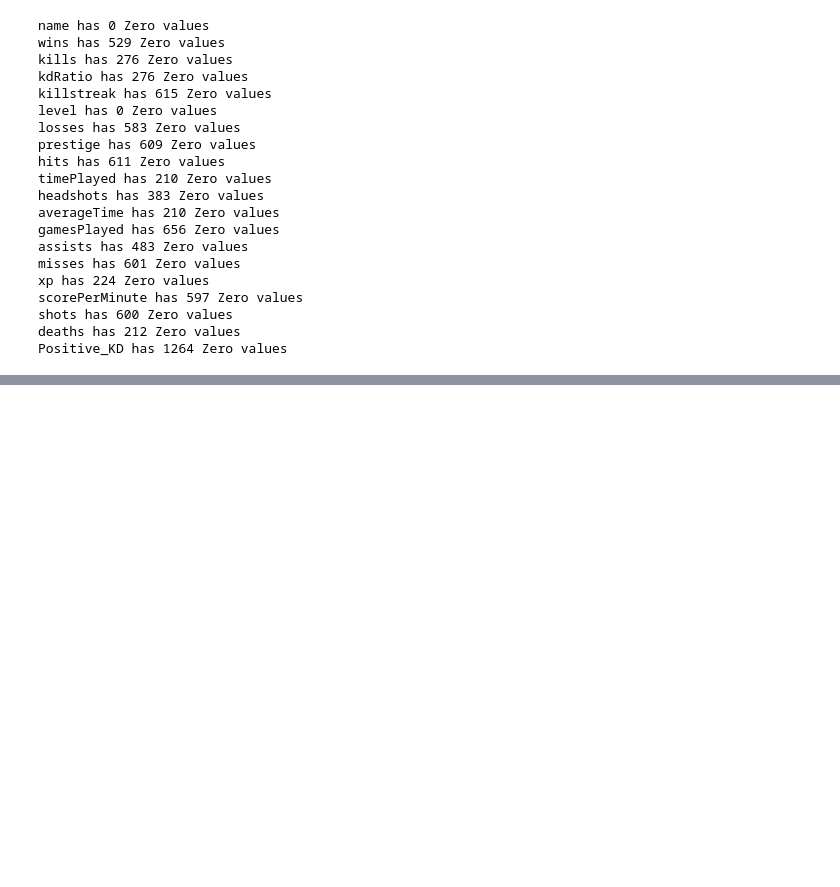
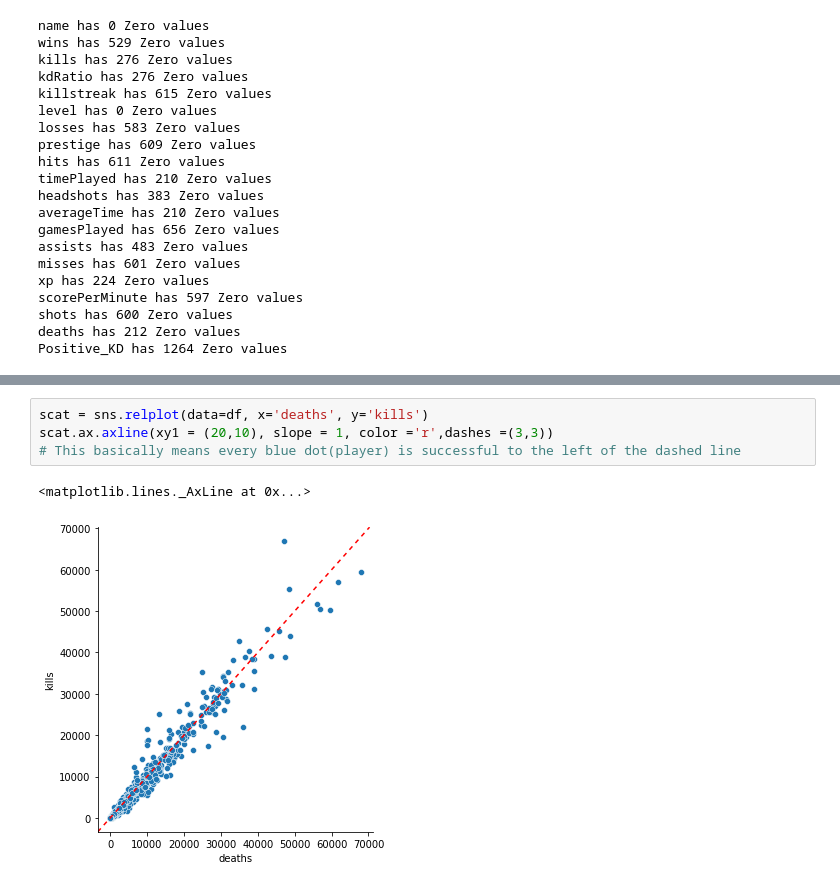
Before and after one commit to MatyasGreff/cml-project-sem3, a Jupyter notebook: cod_notebook.ipynb, the cells around one changed output, grey strips where cells are left out. Saved outputs shown, nothing was run; the diff lists cells and outputs as text; blank space fills up the shorter version.

```diff
--- a/cod_notebook.ipynb
+++ b/cod_notebook.ipynb
@@ -439,0 +210,7 @@ print(np.sqrt(mean_squared_error(y_test,pred)))
+# %%
+scat = sns.relplot(data=df, x='deaths', y='kills')
+scat.ax.axline(xy1 = (20,10), slope = 1, color ='r',dashes =(3,3))
+# This basically means every blue dot(player) is successful to the left of the dashed line
+# %% [output]
+<matplotlib.lines._AxLine at 0x...>
+[figure, added]
```
Also changed, not shown: parts of 26 cells of this notebook.
